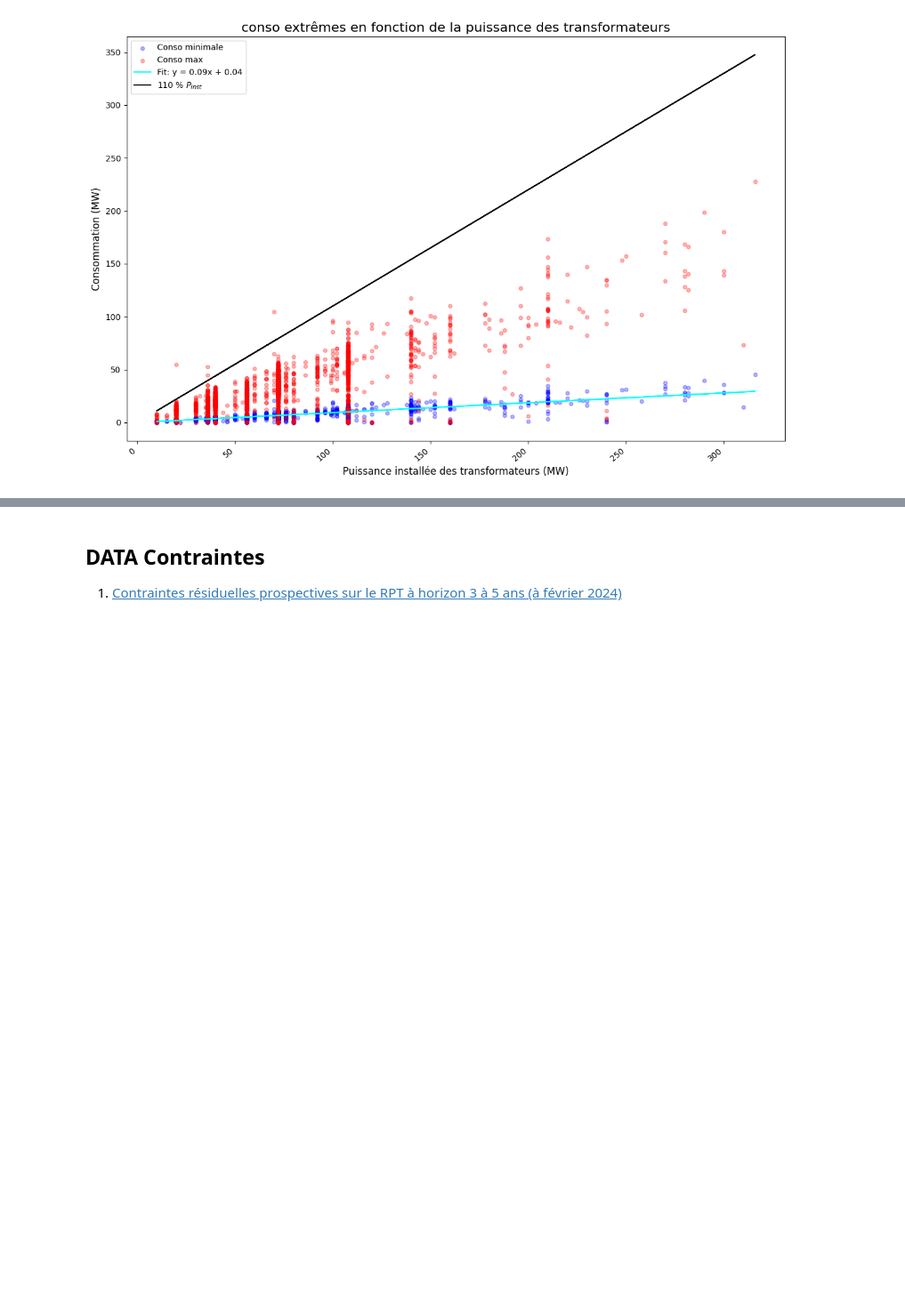
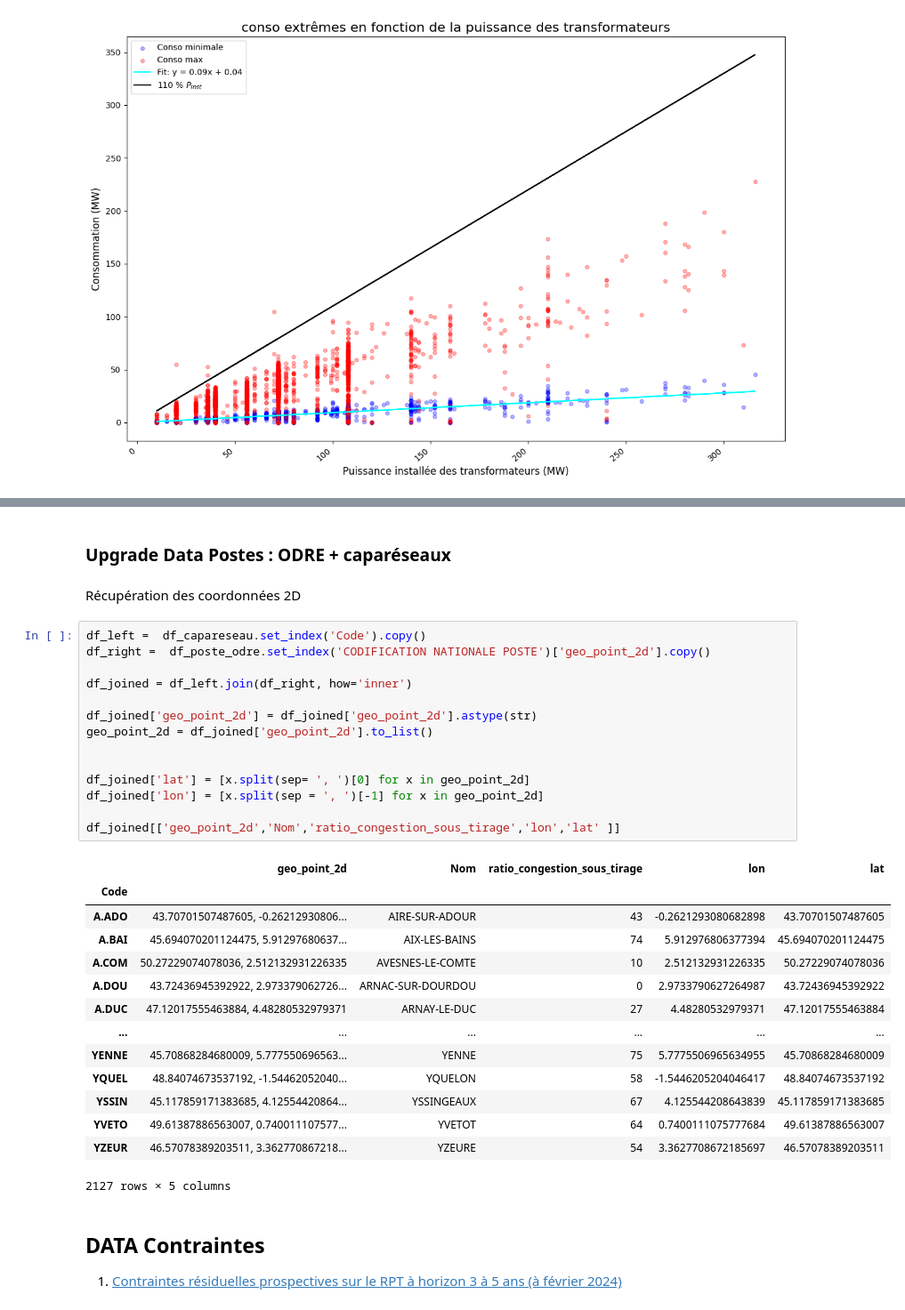
Before and after one commit to MattEclipse/congestion, a Jupyter notebook: notebooks/donnee_reseau.ipynb, the cells around one changed output, grey strips where cells are left out. Shown at 89% size. Cells and saved outputs as stored; diff of their text form; blank space fills up the shorter version.

```diff
--- a/notebooks/donnee_reseau.ipynb
+++ b/notebooks/donnee_reseau.ipynb
@@ -393,3 +401,36 @@ print(df_capareseau[['X','Y']].iloc[:100])
+# %% [markdown]
+### Upgrade Data Postes : ODRE + caparéseaux
+# %% [markdown]
+Récupération des coordonnées 2D
+# %%
+df_left =  df_capareseau.set_index('Code').copy()
+df_right =  df_poste_odre.set_index('CODIFICATION NATIONALE POSTE')['geo_point_2d'].copy()
+
+df_joined = df_left.join(df_right, how='inner')
+
+df_joined['geo_point_2d'] = df_joined['geo_point_2d'].astype(str)
+geo_point_2d = df_joined['geo_point_2d'].to_list()
+
+
+df_joined['lat'] = [x.split(sep= ', ')[0] for x in geo_point_2d]
+df_joined['lon'] = [x.split(sep = ', ')[-1] for x in geo_point_2d]
+
+df_joined[['geo_point_2d','Nom','ratio_congestion_sous_tirage','lon','lat' ]]
+# %% [output]
+|  | geo_point_2d | Nom | ratio_congestion_sous_tirage | lon | lat |
+| Code |  |  |  |  |  |
+| A.ADO | 43.70701507487605, -0.26212930806... | AIRE-SUR-ADOUR | 43 | -0.2621293080682898 | 43.70701507487605 |
+| A.BAI | 45.694070201124475, 5.91297680637... | AIX-LES-BAINS | 74 | 5.912976806377394 | 45.694070201124475 |
+| A.COM | 50.27229074078036, 2.512132931226335 | AVESNES-LE-COMTE | 10 | 2.512132931226335 | 50.27229074078036 |
+| A.DOU | 43.72436945392922, 2.973379062726... | ARNAC-SUR-DOURDOU | 0 | 2.9733790627264987 | 43.72436945392922 |
+| A.DUC | 47.12017555463884, 4.48280532979371 | ARNAY-LE-DUC | 27 | 4.48280532979371 | 47.12017555463884 |
+| ... | ... | ... | ... | ... | ... |
+| YENNE | 45.70868284680009, 5.777550696563... | YENNE | 75 | 5.7775506965634955 | 45.70868284680009 |
+| YQUEL | 48.84074673537192, -1.54462052040... | YQUELON | 58 | -1.5446205204046417 | 48.84074673537192 |
+| YSSIN | 45.117859171383685, 4.12554420864... | YSSINGEAUX | 67 | 4.125544208643839 | 45.117859171383685 |
+| YVETO | 49.61387886563007, 0.740011107577... | YVETOT | 64 | 0.7400111075777684 | 49.61387886563007 |
+| YZEUR | 46.57078389203511, 3.362770867218... | YZEURE | 54 | 3.3627708672185697 | 46.57078389203511 |
+2127 rows × 5 columns
 # %% [markdown]
 ## DATA Contraintes
 
```
Also changed, not shown: parts of 14 cells of this notebook.
